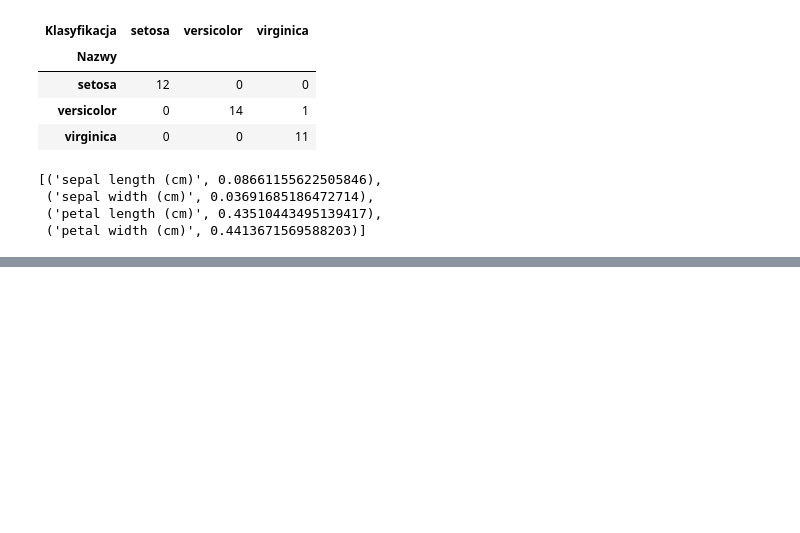
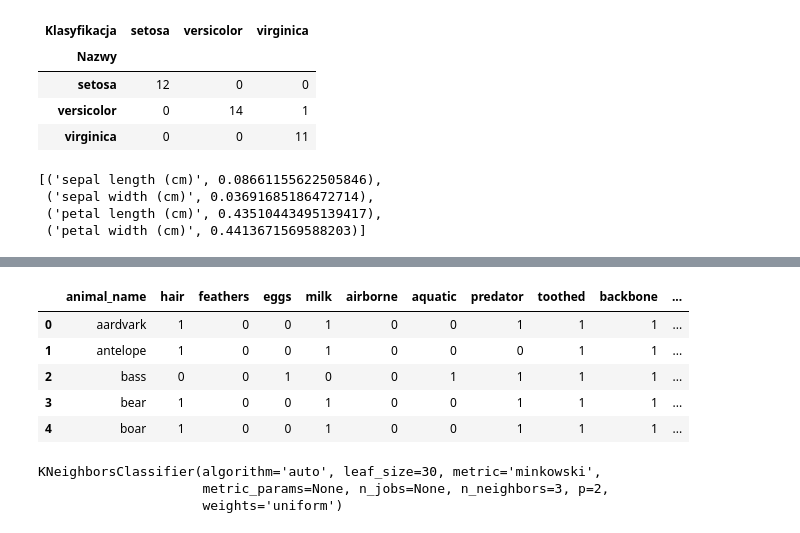
Before and after one commit to AgnesGru/ML_algoritms, a Jupyter notebook: ML Algoritms.ipynb, the cells around one changed output, grey strips where cells are left out. Drawn from its saved outputs; the diff is of its cells as text; code cells hidden in the pictures; blank space fills up the shorter version.

```diff
--- a/ML Algoritms.ipynb
+++ b/ML Algoritms.ipynb
@@ -291,0 +309,11 @@ list(zip(x_train, RFclf.feature_importances_)) # która zmienna najważniejsza w
+# %%
+import pandas as pd
+data = pd.read_csv('zoo.csv')
+data.head()
+# %% [output]
+|  | animal_name | hair | feathers | eggs | milk | airborne | aquatic | predator | toothed | backbone | ... |
+| 0 | aardvark | 1 | 0 | 0 | 1 | 0 | 0 | 1 | 1 | 1 | ... |
+| 1 | antelope | 1 | 0 | 0 | 1 | 0 | 0 | 0 | 1 | 1 | ... |
+| 2 | bass | 0 | 0 | 1 | 0 | 0 | 1 | 1 | 1 | 1 | ... |
+| 3 | bear | 1 | 0 | 0 | 1 | 0 | 0 | 1 | 1 | 1 | ... |
+| 4 | boar | 1 | 0 | 0 | 1 | 0 | 0 | 1 | 1 | 1 | ... |
@@ -291,0 +332,6 @@ list(zip(x_train, RFclf.feature_importances_)) # która zmienna najważniejsza w
+# %%
+knn.fit(X_train, y_train)
+# %% [output]
+KNeighborsClassifier(algorithm='auto', leaf_size=30, metric='minkowski',
+                     metric_params=None, n_jobs=None, n_neighbors=3, p=2,
+                     weights='uniform')
```
Also changed, not shown: parts of 20 cells of this notebook, 1 other file.
